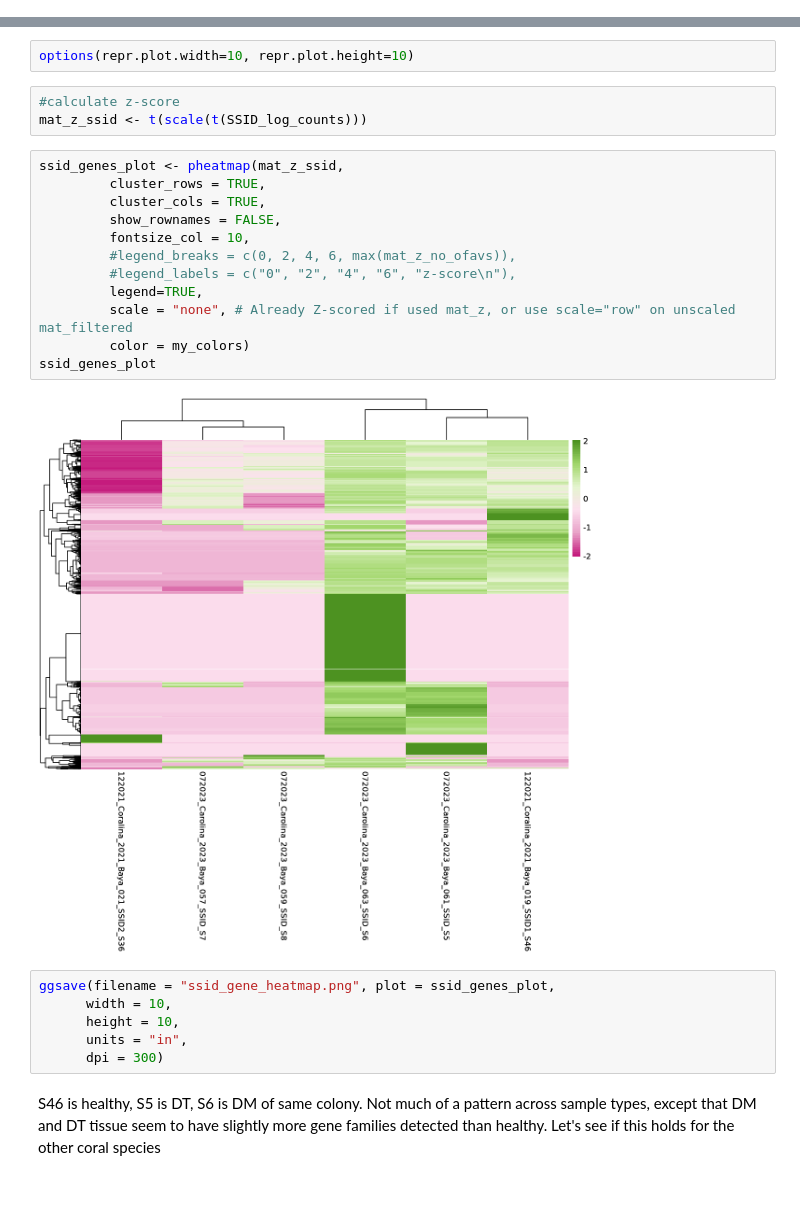
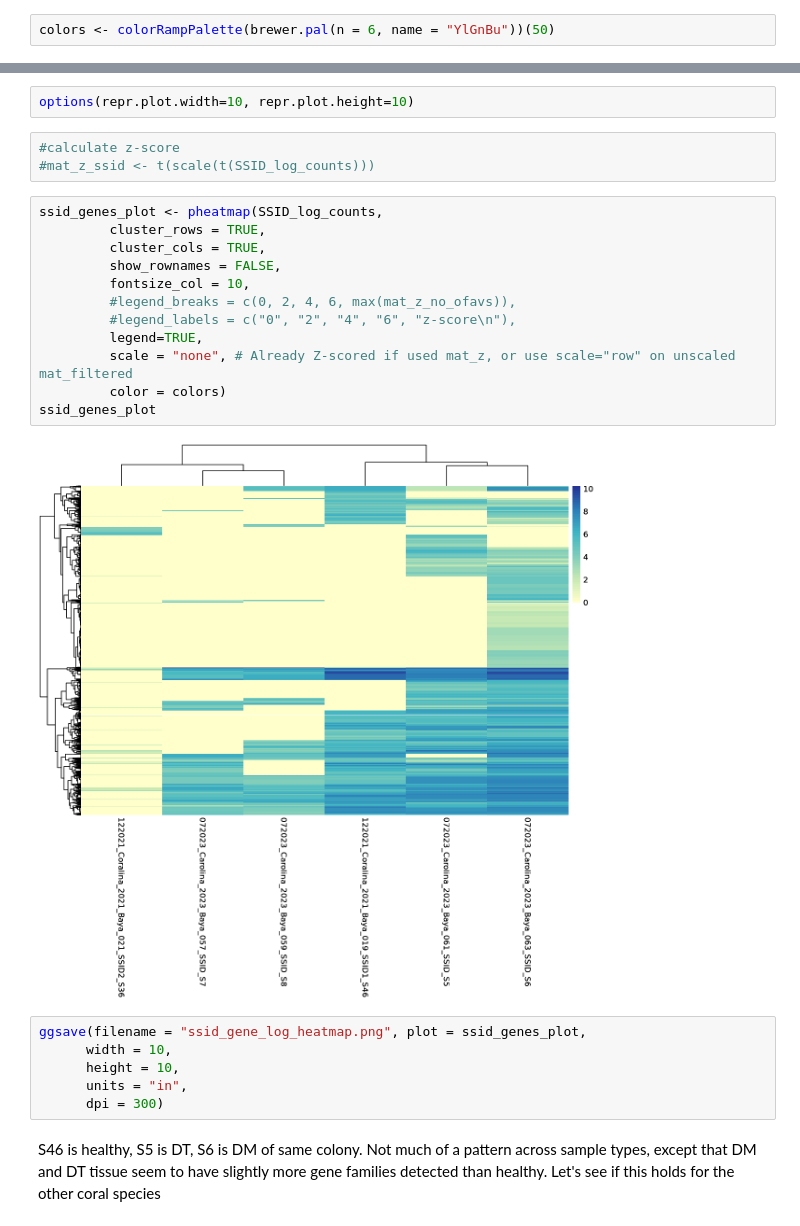
Before and after one commit to nikeaulrich/DR_SCTLD, a Jupyter notebook: DR_functional_visualization.ipynb, the cells around one changed output, grey strips where cells are left out. Cells and saved outputs as stored; diff of their text form; blank space fills up the shorter version.

```diff
--- a/DR_functional_visualization.ipynb
+++ b/DR_functional_visualization.ipynb
@@ -435,0 +463,2 @@ all_genes_plot
+# %%
+colors <- colorRampPalette(brewer.pal(n = 6, name = "YlGnBu"))(50)
@@ -598,23 +643,23 @@ SSID_log_counts <- log2(genes_filtered_SSIDs + 1)
 options(repr.plot.width=10, repr.plot.height=10)
 # %%
 #calculate z-score
-mat_z_ssid <- t(scale(t(SSID_log_counts)))
+#mat_z_ssid <- t(scale(t(SSID_log_counts)))
 # %%
-ssid_genes_plot <- pheatmap(mat_z_ssid,
+ssid_genes_plot <- pheatmap(SSID_log_counts,
          cluster_rows = TRUE,
          cluster_cols = TRUE,
          show_rownames = FALSE,
          fontsize_col = 10,
          #legend_breaks = c(0, 2, 4, 6, max(mat_z_no_ofavs)),
          #legend_labels = c("0", "2", "4", "6", "z-score\n"),
          legend=TRUE,
          scale = "none", # Already Z-scored if used mat_z, or use scale="row" on unscaled mat_filtered
-         color = my_colors)
+         color = colors)
 ssid_genes_plot
 # %% [output]
-[figure, old version]
+[figure, new version]
 # %%
-ggsave(filename = "ssid_gene_heatmap.png", plot = ssid_genes_plot,
+ggsave(filename = "ssid_gene_log_heatmap.png", plot = ssid_genes_plot,
       width = 10,
       height = 10,
       units = "in",
```
Also changed, not shown: parts of 19 cells of this notebook, 31 other files.
